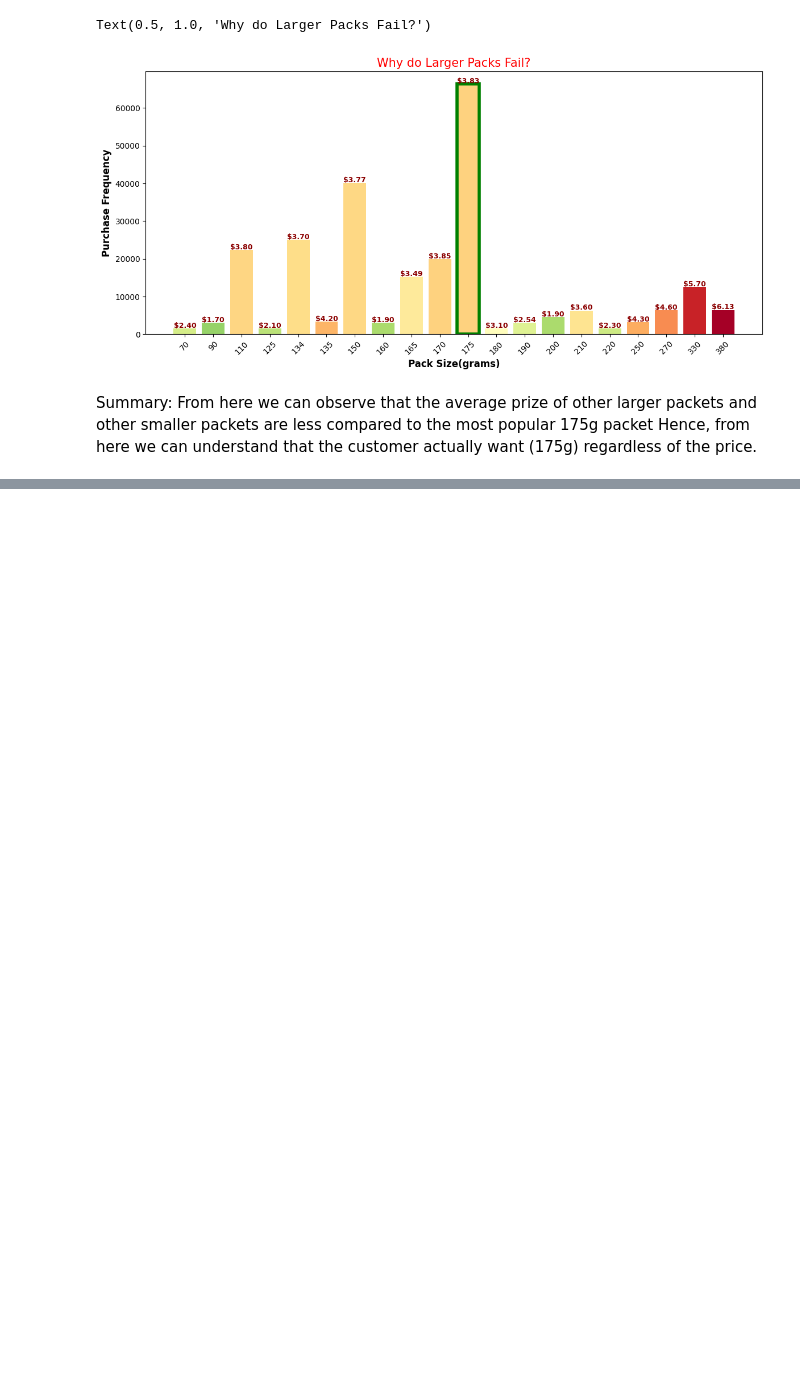
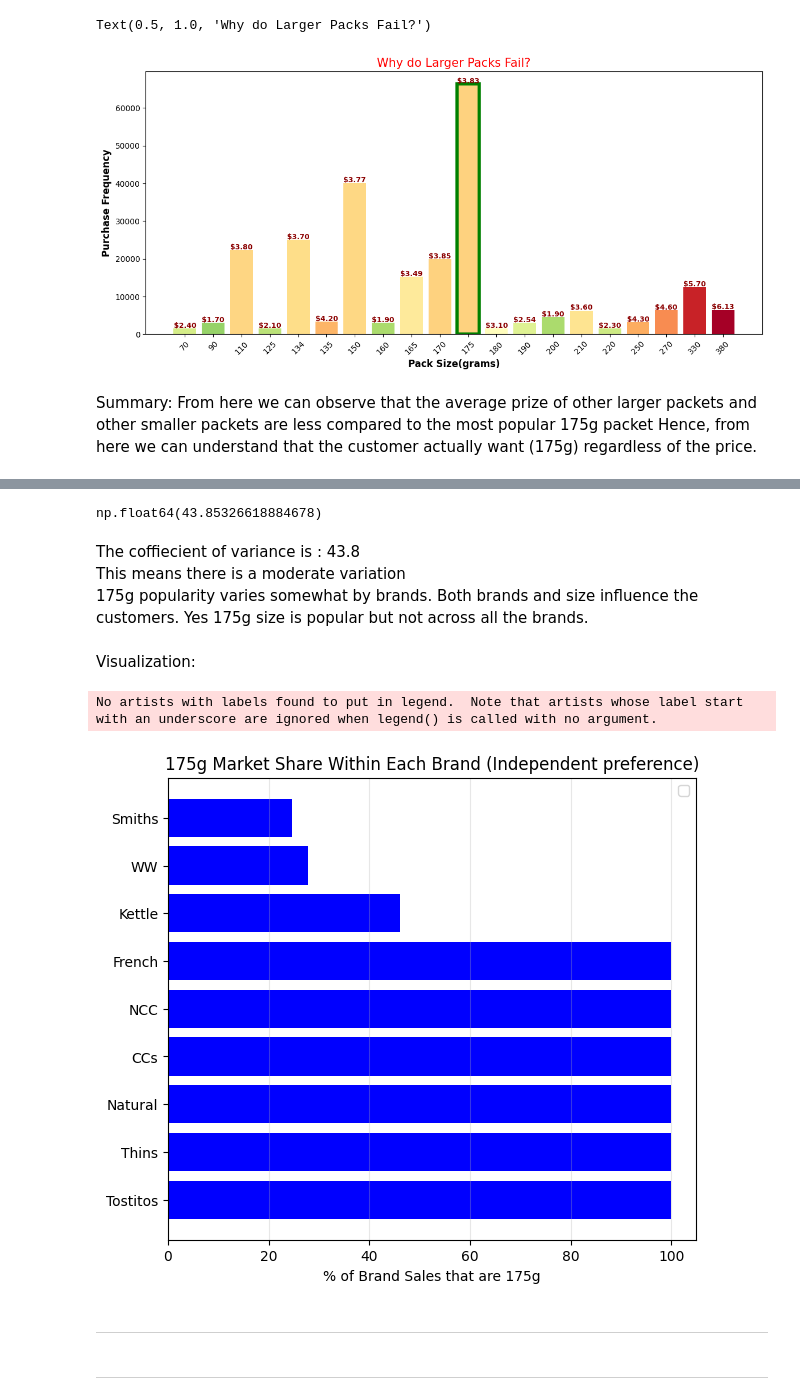
Before and after one commit to Mridul-dhungana/Quantium-Data-Analytics, a Jupyter notebook: Data Analytics.ipynb, the cells around one changed output, grey strips where cells are left out. Cells and saved outputs as stored; diff of their text form; code cells hidden in the pictures; blank space fills up the shorter version.

Commit message:
Complete Data Analytics

```diff
--- a/Data Analytics.ipynb
+++ b/Data Analytics.ipynb
@@ -1654,0 +1713,3 @@ Hence, from here we can understand that the customer actually want (175g) regard
+# %%
+brands_with_175g=merged_df[merged_df['SIZE_VALUES(GRAM)']==175]['BRAND_NAME'].unique()
+brands_with_175g
@@ -1654,0 +1719,17 @@ Hence, from here we can understand that the customer actually want (175g) regard
+# %%
+brand_175_shares=[]
+for brand in brands_with_175g:
+    brand_data=merged_df[merged_df['BRAND_NAME']==brand]
+    total_brand_sales=len(brand_data)
+    sales_175=len(brand_data[brand_data['SIZE_VALUES(GRAM)']==175])
+    percentage_175=(sales_175/total_brand_sales)*100
+
+    brand_175_shares.append({
+        'Brand':brand,
+        'Total_Sales':total_brand_sales,
+        '175g_Sales':sales_175,
+        '175g_share':percentage_175
+    })
+# %%
+df_shares=pd.DataFrame(brand_175_shares).sort_values('175g_share',ascending=False)
+df_shares
@@ -1654,0 +1747,35 @@ Hence, from here we can understand that the customer actually want (175g) regard
+# %%
+mean_share=df_shares['175g_share'].mean()
+std_share=df_shares['175g_share'].std()
+cv=(std_share/mean_share)*100
+cv
+# %% [output]
+np.float64(43.85326618884678)
+# %% [markdown]
+The coffiecient of variance is : 43.8<br>
+This means there is a moderate variation<br>
+175g popularity varies somewhat by brands. Both brands and size influence the customers.
+Yes 175g size is popular but not across all the brands.
+# %% [markdown]
+Visualization:
+# %%
+fig, axes=plt.subplots(1,2, figsize=(15,6))
+ax1=axes[0]
+brands_to_plot=df_shares
+ax1.barh(range(len(brands_to_plot)),brands_to_plot['175g_share'], color='blue')
+ax1.set_yticks(range(len(brands_to_plot)))
+ax1.set_yticklabels(brands_to_plot['Brand'])
+ax1.set_xlabel('% of Brand Sales that are 175g')
+ax1.set_title('175g Market Share Within Each Brand (Independent preference)' )
+
+ax1.grid(axis='x', alpha=0.3)
+
+ax2=axes[1]
+ax2.set_visible(False)
+# %% [output]
+No artists with labels found to put in legend.  Note that artists whose label start with an underscore are ignored when legend() is called with no argument.
+[figure, added]
+# %% [markdown]
+---
+# %% [markdown]
+---
```
Also changed, not shown: parts of 15 cells of this notebook.
